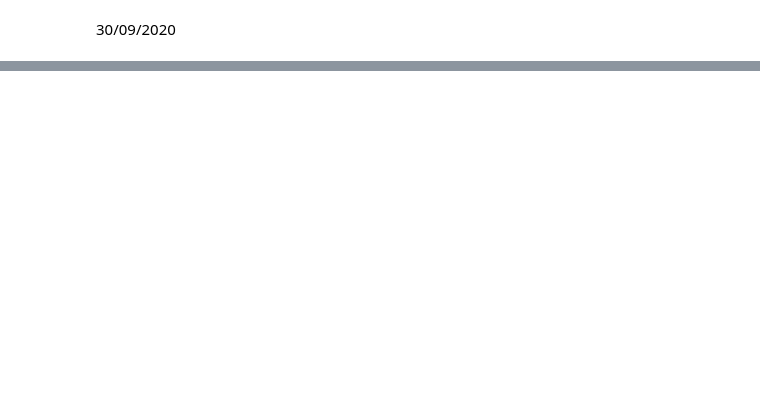
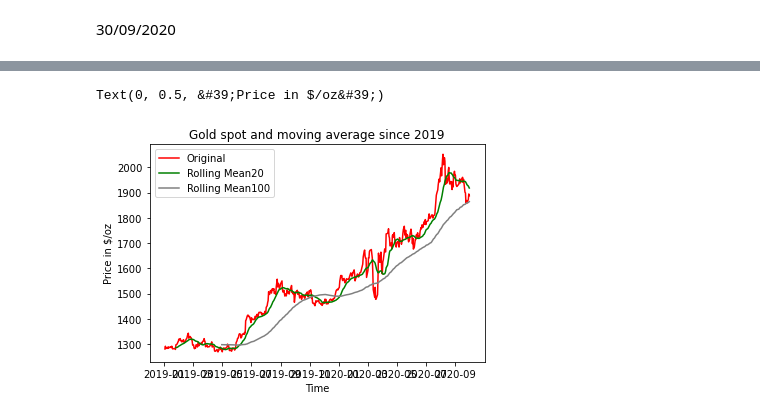
Before and after one commit to FranckNgN/Spot-prediction, a Jupyter notebook: report.ipynb, the cells around one changed output, grey strips where cells are left out. Drawn from its saved outputs; the diff is of its cells as text; code cells hidden in the pictures; blank space fills up the shorter version.

```diff
--- a/report.ipynb
+++ b/report.ipynb
@@ -85,0 +114,16 @@ plt.plot()
+# %%
+xau = xau[xau.index>="2019-01-01"].dropna() # Filter for 2020 only
+rolling_mean20 = xau.XAU.rolling(20).mean()
+rolling_mean100 = xau.XAU.rolling(100).mean()
+
+plt.plot(xau, color = 'red', label = 'Original')
+plt.plot(rolling_mean20, color = 'green', label = 'Rolling Mean20')
+plt.plot(rolling_mean100, color = 'grey', label = 'Rolling Mean100')
+
+plt.legend(loc = 'best')
+plt.title('Gold spot and moving average since 2019')
+plt.xlabel('Time')
+plt.ylabel('Price in $/oz')
+# %% [output]
+Text(0, 0.5, &#39;Price in $/oz&#39;)
+[figure, added]
```
Also changed, not shown: parts of 15 cells of this notebook.
